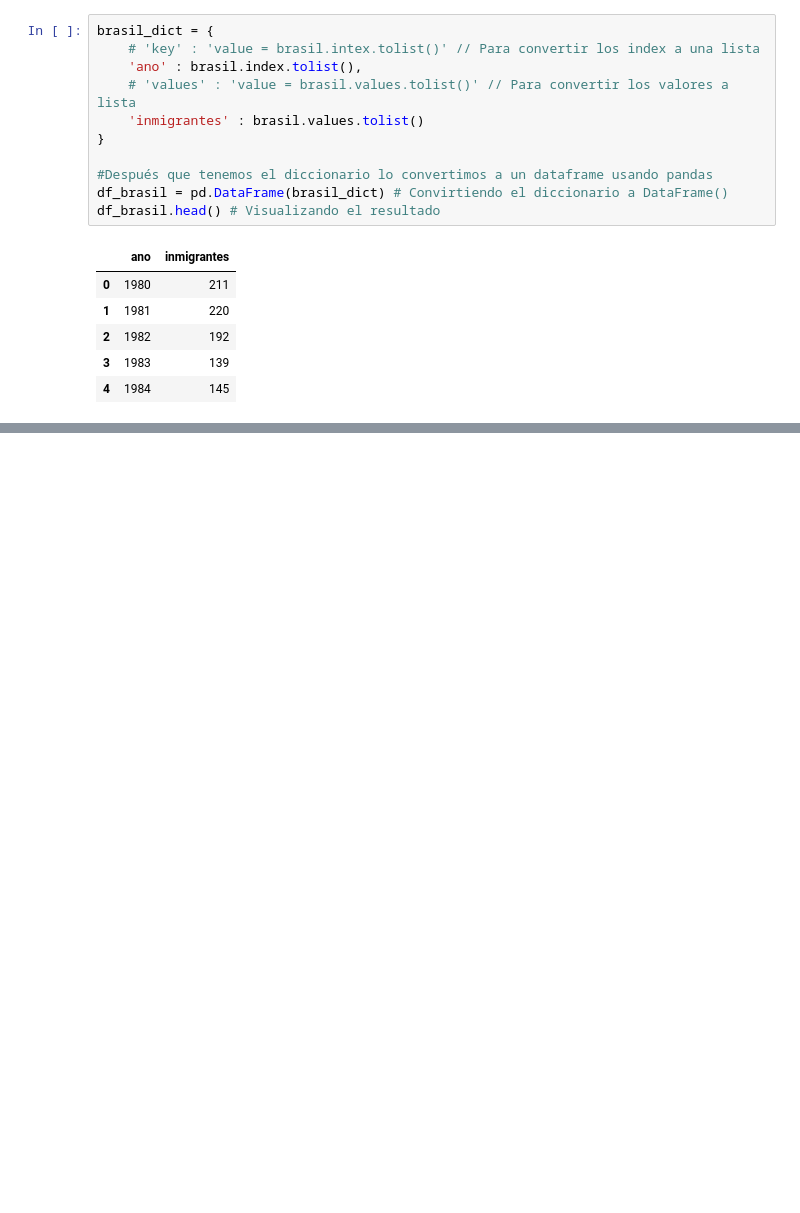
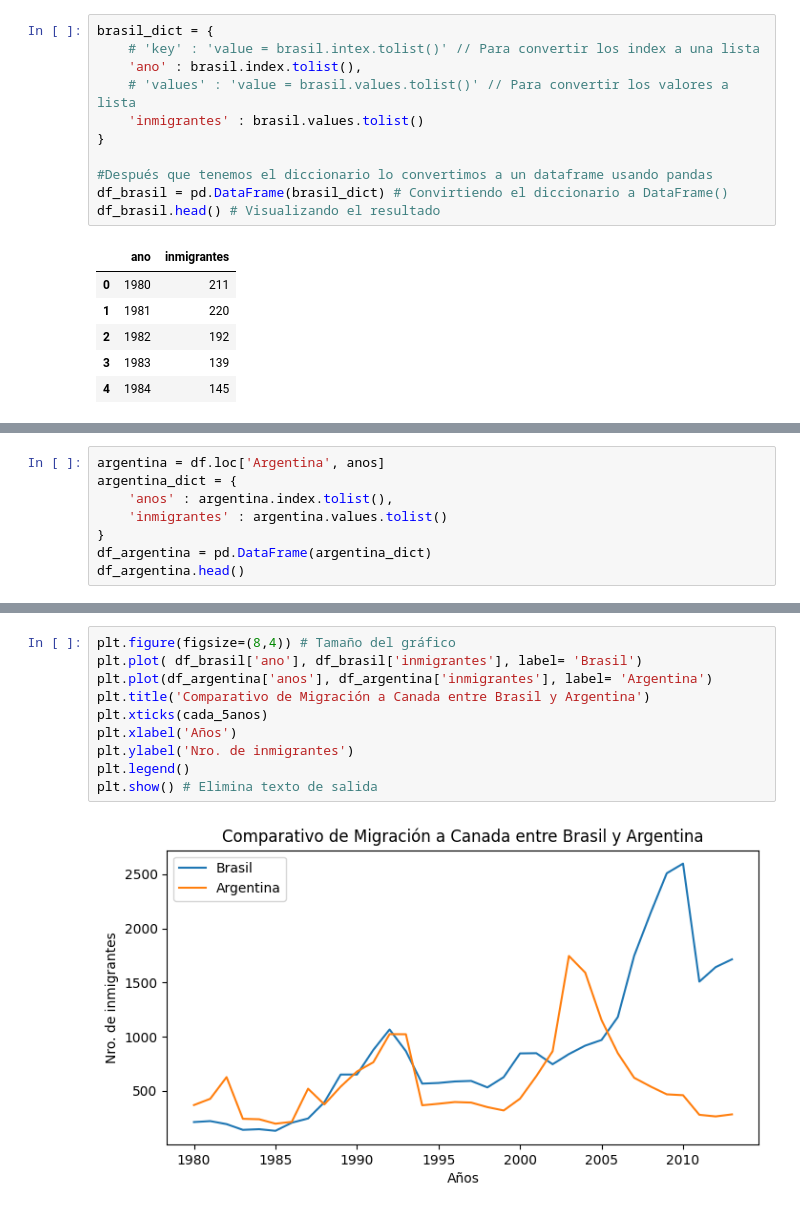
Before and after one commit to ygor-github/data_visualization, a Jupyter notebook: Aula.ipynb, the cells around one changed output, grey strips where cells are left out. Saved outputs shown, nothing was run; the diff lists cells and outputs as text; blank space fills up the shorter version.

```diff
--- a/Aula.ipynb
+++ b/Aula.ipynb
@@ -135,0 +186,8 @@ df_brasil.head() # Visualizando el resultado
+# %%
+argentina = df.loc['Argentina', anos]
+argentina_dict = {
+    'anos' : argentina.index.tolist(),
+    'inmigrantes' : argentina.values.tolist()
+}
+df_argentina = pd.DataFrame(argentina_dict)
+df_argentina.head()
@@ -135,0 +201,12 @@ df_brasil.head() # Visualizando el resultado
+# %%
+plt.figure(figsize=(8,4)) # Tamaño del gráfico
+plt.plot( df_brasil['ano'], df_brasil['inmigrantes'], label= 'Brasil')
+plt.plot(df_argentina['anos'], df_argentina['inmigrantes'], label= 'Argentina')
+plt.title('Comparativo de Migración a Canada entre Brasil y Argentina')
+plt.xticks(cada_5anos)
+plt.xlabel('Años')
+plt.ylabel('Nro. de inmigrantes')
+plt.legend()
+plt.show() # Elimina texto de salida
+# %% [output]
+[figure, added]
```
Also changed, not shown: parts of 8 cells of this notebook.
